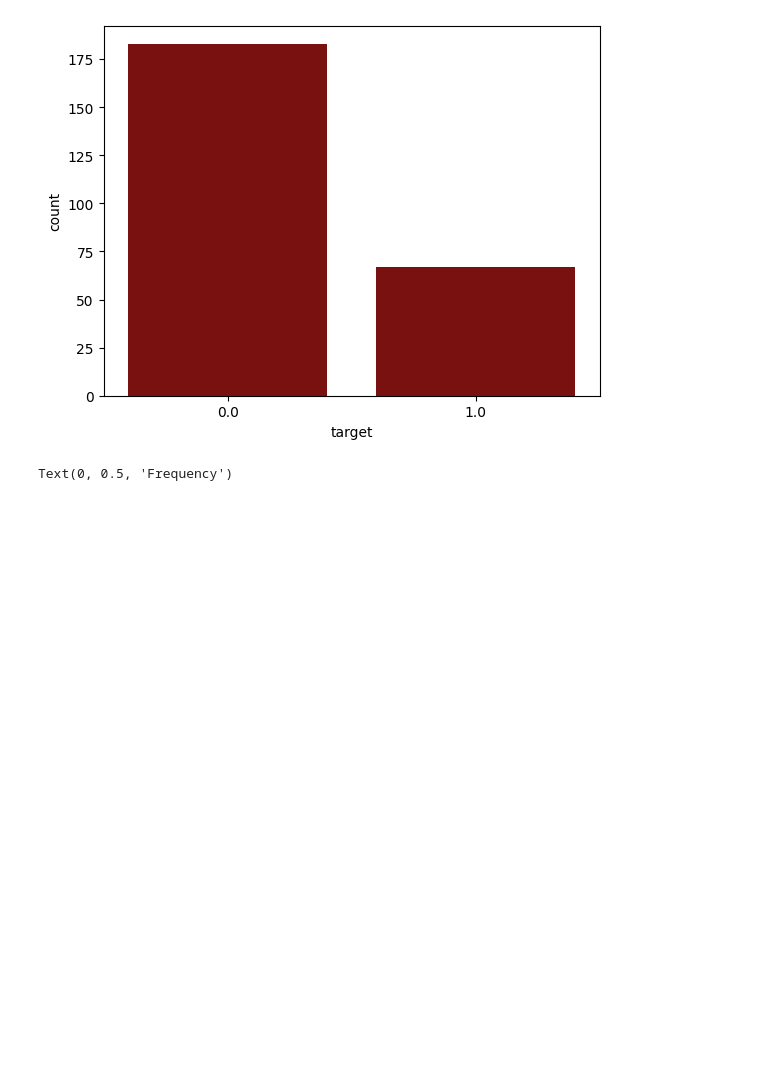
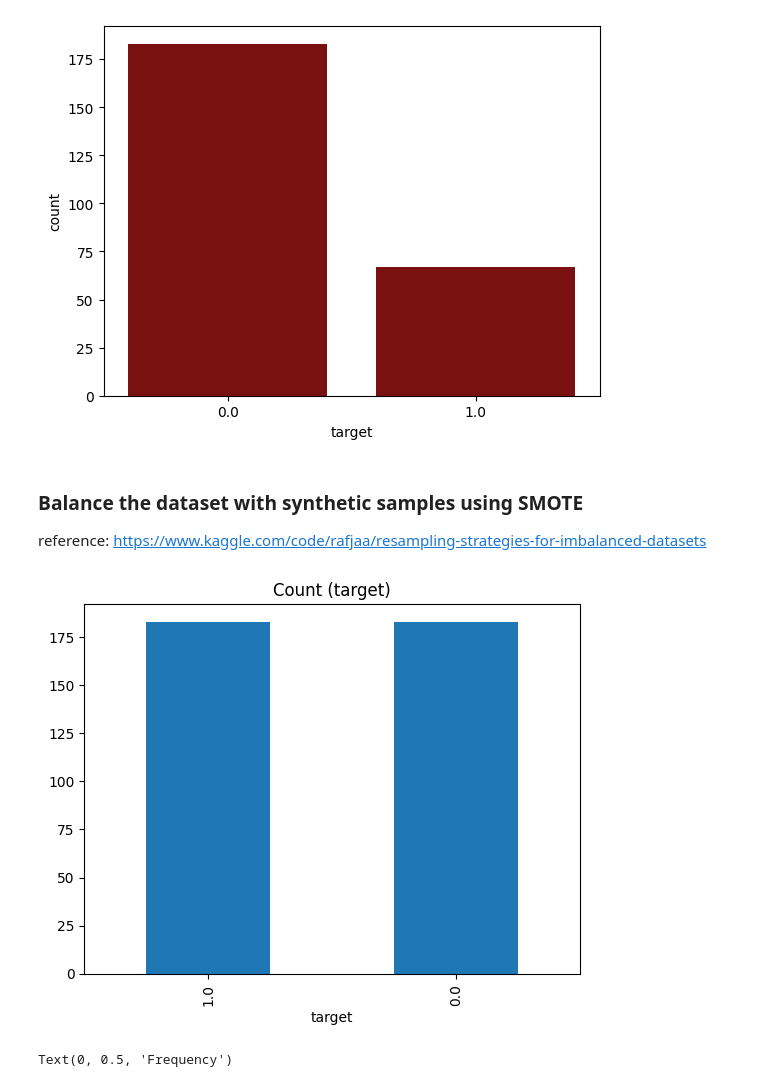
Before and after one commit to zoezhousy/COMP4432_Kaggle_Dont_Overfit_II, a Jupyter notebook: comp4432-dont-overfit-ii.ipynb, the cells around one changed output. Cells and saved outputs as stored; diff of their text form; code cells hidden in the pictures; blank space fills up the shorter version.

Commit message:
Kaggle Notebook | COMP4432_dont_overfit_ii | Version 5 Logistic Regression

```diff
--- a/comp4432-dont-overfit-ii.ipynb
+++ b/comp4432-dont-overfit-ii.ipynb
@@ -99,6 +101,21 @@ p = sns.countplot(data=train, x="target", color="darkred")
 plt.show()
 # %% [output]
 [figure]
+# %% [markdown]
+### Balance the dataset with synthetic samples using SMOTE
+reference: https://www.kaggle.com/code/rafjaa/resampling-strategies-for-imbalanced-datasets
+# %%
+from imblearn.over_sampling import SMOTE
+
+smote = SMOTE(sampling_strategy='minority', n_jobs=-1)
+X_sm, y_sm = smote.fit_resample(X, train['target'])
+
+df = pd.DataFrame(X_sm)
+df['target'] = y_sm
+
+df['target'].value_counts().plot(kind='bar', title='Count (target)');
+# %% [output]
+[figure, added]
 # %%
 std_values = train[train.columns[2:]].std()
 plt.hist(std_values, bins=20)
```
Also changed, not shown: parts of 19 cells of this notebook.
